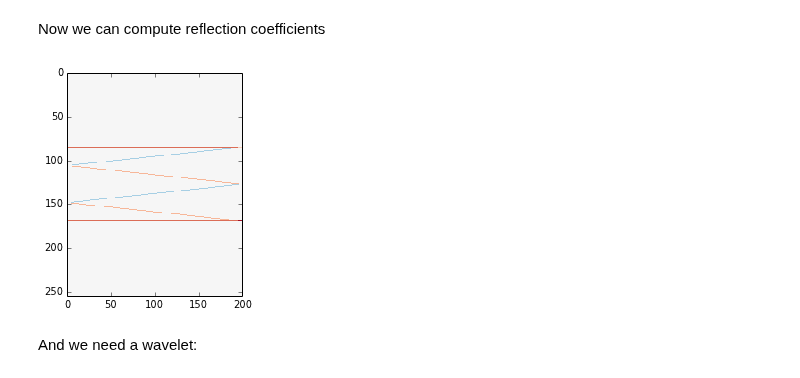
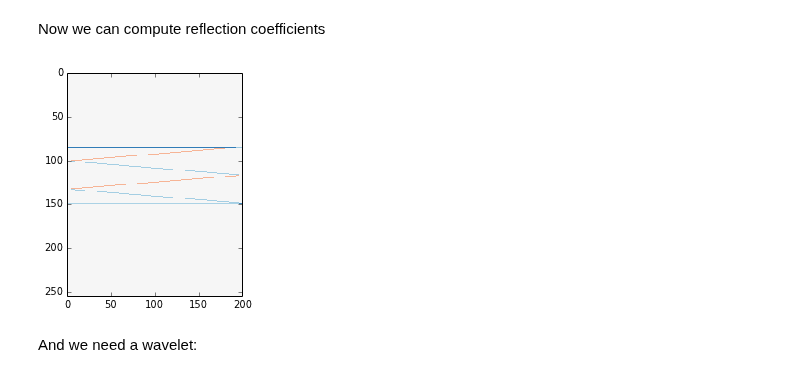
Before and after one commit to kwinkunks/notebooks, a Jupyter notebook: Spectral_wedge.ipynb, the cells around one changed output. Cells and saved outputs as stored; diff of their text form; code cells hidden in the pictures.

```diff
--- a/Spectral_wedge.ipynb
+++ b/Spectral_wedge.ipynb
@@ -165,24 +168,23 @@ rho = np.array([2450.,2650.,2850.,3050.])
 ai = vp * rho / 10e6
 
 earth = np.copy(model)
-earth[model == 1] = ai[0]
-earth[model == 2] = ai[1]
-earth[model == 3] = ai[2]
-earth[model == 4] = ai[3]
+earth[model==1] = ai[3]
+earth[model==2] = ai[2]
+earth[model==3] = ai[1]
+earth[model==4] = ai[0]
 # %% [markdown]
 Now we can compute reflection coefficients
 # %%
-upper = model[:-1][:][:]
-lower = model[1:][:][:]
+upper = earth[:-1][:][:]
+lower = earth[1:][:][:]
 rc = (lower - upper) / (lower + upper)
-rc = np.repeat(rc,2,2)
 
 # Plot reflection coefficients
 maxrc = np.amax(abs(rc))
-plt.imshow(rc[:,99,:], interpolation='nearest', cmap='RdBu', vmax=maxrc, vmin=-maxrc)
+plt.imshow(rc[:,150,:], interpolation='nearest', cmap='RdBu', vmax=maxrc, vmin=-maxrc)
 plt.show()
 # %% [output]
-[figure, old version]
+[figure, new version]
 # %% [markdown]
 And we need a wavelet:
 # %%
```
Also changed, not shown: parts of 15 cells of this notebook.
